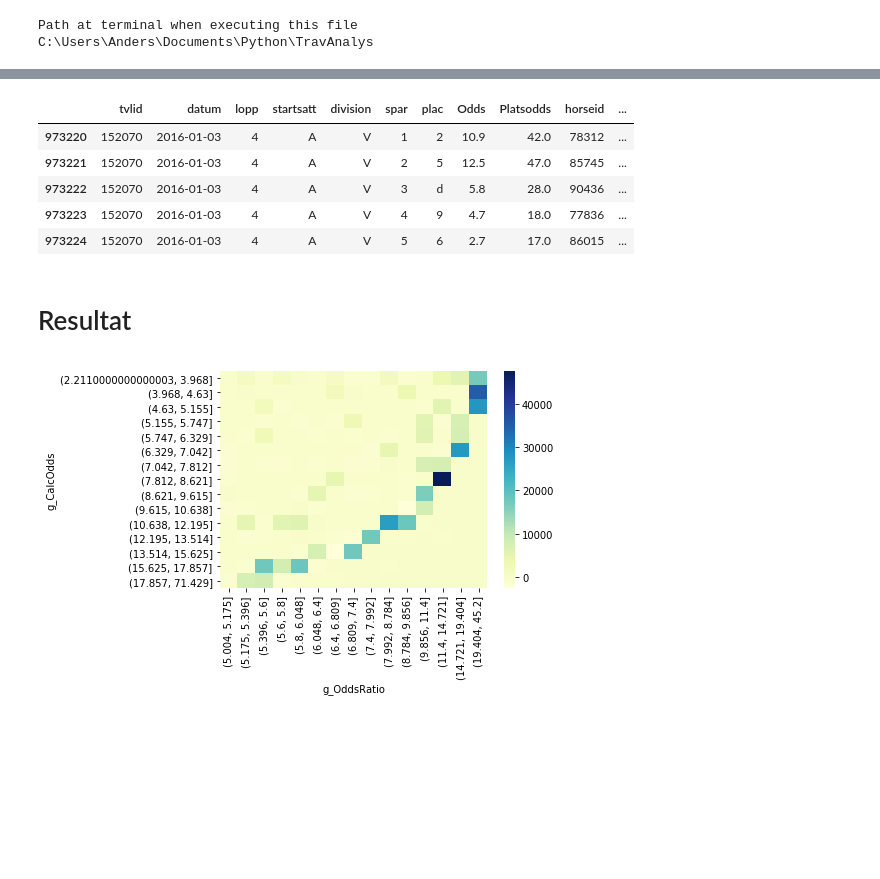
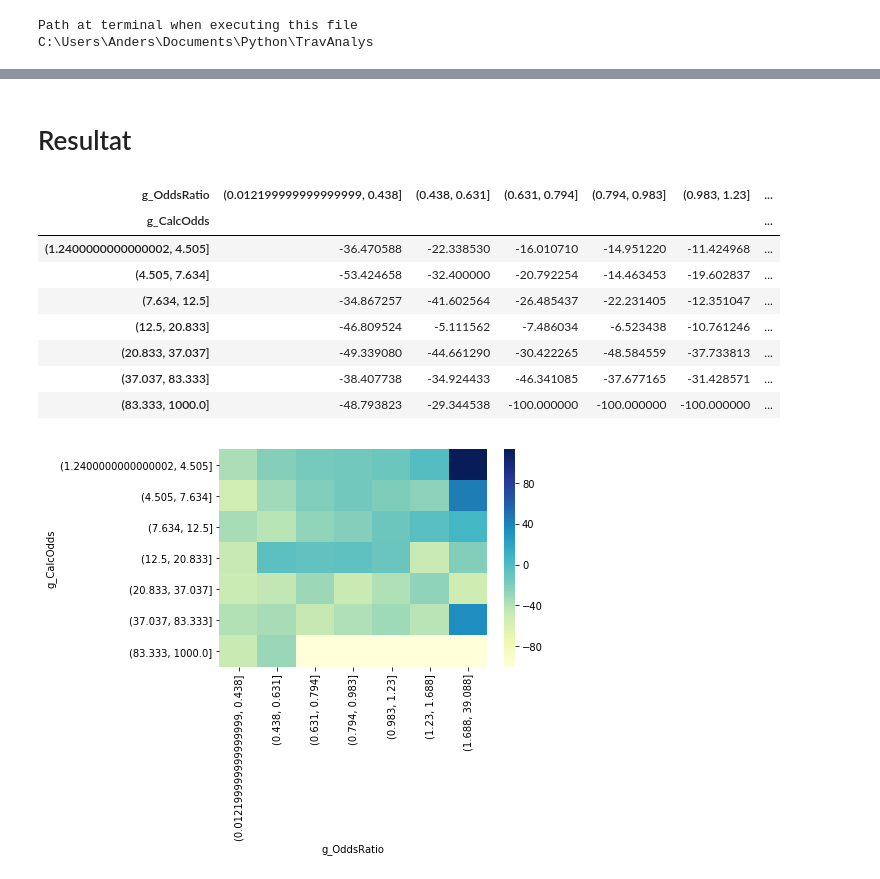
Before and after one commit to AndFCar/TravAnalys, a Jupyter notebook: SpelaVinnare.ipynb, the cells around one changed output, grey strips where cells are left out. Drawn from its saved outputs; the diff is of its cells as text; code cells hidden in the pictures; blank space fills up the shorter version.

```diff
--- a/SpelaVinnare.ipynb
+++ b/SpelaVinnare.ipynb
@@ -307,3 +446,12 @@ IV.head()
+# %%
+# IV.head(200)
+# Tar bort variabler som saknar förklaringsvärde. Behåller all kategorivariabler.
+
+keepvar = list(IV[IV.IV > 0.1]['VAR_NAME'])+catvars
+
+X = X[keepvar]
+X_test = X_test[keepvar]
+X_valid = X_valid[keepvar]
 # %%
 import os
 os.chdir('C:/Users/Anders/Documents/Python/TravAnalys')
@@ -318,7 +475,7 @@ Train: (119962, 70)
 # Modell för sannolikhet för vinst.
 start_time = datetime.now()
 
-RFmodel = RandomForestClassifier(random_state=101, max_features='auto', n_estimators=500)
+RFmodel = RandomForestClassifier(random_state=101, max_features='auto', n_estimators=1000)
 y_prob, y_test_prob, y_valid_prob = fit_and_evaluate(RFmodel, 'RFmodel:', X, y, X_test, y_test, X_valid, y_valid, 0.35)
 
 end_time = datetime.now()
@@ -347,25 +514,18 @@ def addphat(ydata, probdata):
     y_df = pd.DataFrame(ydata)
     y_df.reset_index(inplace=True)
     y_df = pd.concat([y_df, pd.Series(probdata, name='phat')], axis=1)
+    #  Sätter lägsta phat till 0.01
+    y_df['phat'] = y_df.phat.apply(lambda x: 0.01 if x < 0.0001 else x)
     y_df.set_index('index', inplace=True)
     y_df.index.name = None
 
     df_phat = pd.merge(df_selected, y_df, left_index=True, right_index=True)
     df_phat['CalcOdds'] = 1/(df_phat['phat'])
-    df_phat['Odds'] = df_phat['Odds']*0.1
-    df_phat['OddsRatio'] = df_phat['Odds'] / df_phat['CalcOdds']
+    df_phat['odds'] = df_phat['odds']*0.1
+    df_phat['OddsRatio'] = df_phat['odds'] / df_phat['CalcOdds']
 
     return y_df, df_phat
 
 y_train_df, df_train_phat = addphat(y, y_prob)
 y_test_df, df_test_phat = addphat(y_test, y_test_prob)
-y_valid_df, df_vaild_phat = addphat(y_valid, y_valid_prob)
+y_valid_df, df_valid_phat = addphat(y_valid, y_valid_prob)
-# %%
-df_train_phat.head()
-# %% [output]
-|  | tvlid | datum | lopp | startsatt | division | spar | plac | Odds | Platsodds | horseid | ... |
-| 973220 | 152070 | 2016-01-03 | 4 | A | V | 1 | 2 | 10.9 | 42.0 | 78312 | ... |
-| 973221 | 152070 | 2016-01-03 | 4 | A | V | 2 | 5 | 12.5 | 47.0 | 85745 | ... |
-| 973222 | 152070 | 2016-01-03 | 4 | A | V | 3 | d | 5.8 | 28.0 | 90436 | ... |
-| 973223 | 152070 | 2016-01-03 | 4 | A | V | 4 | 9 | 4.7 | 18.0 | 77836 | ... |
-| 973224 | 152070 | 2016-01-03 | 4 | A | V | 5 | 6 | 2.7 | 17.0 | 86015 | ... |
@@ -372,31 +540,61 @@ df_train_phat.head()
 # %% [markdown]
 # Resultat
 # %%
-df = df_test_phat[['CalcOdds','Odds','OddsRatio','VinnareFlg','Spel','lopp','startsatt','division']]
+df = df_valid_phat[['CalcOdds','odds','OddsRatio','VinnareFlg','Spel','lopp','startsatt','division','datum',
+                    'spar','bana','tvlid','namn']]
+
+df = df[df.odds>1]
+df.odds = df.odds.apply(lambda x: 100 if x > 100 else x)
 
 def res(row):
     if row['VinnareFlg'] == 1:
-        return (row['Odds'] * 100) - 100
+        return (row['odds'] * 100) - 100
     else:
         return -100
 
+def resflg(row):
+    if row['Result'] > 100:
+        return 1
+    else:
+        return 0
+
 df['Result'] = df.apply(res, axis = 1)
+df['ResultFlg'] = df.apply(resflg, axis = 1)
+
 df.reset_index()
 
-# df = df[~np.isnan(df)]
-# df = df[~np.isinf(df)]
+# # df = df[~np.isnan(df)]
+# # df = df[~np.isinf(df)]
 
-df = df[df.OddsRatio > 5]
-# df = df[df.Odds < 100]
+# df = df[df.OddsRatio > 3]
+# df = df[df.CalcOdds <3]
+# df = df[df.odds > 1]
 
 # bins1 = np.linspace(df.CalcOdds.min(), df.CalcOdds.max(), 30)
 # bins2 = np.linspace(df.OddsRatio.min(), df.OddsRatio.max(), 30)
 # df['g_CalcOdds'] = pd.cut(df['CalcOdds'].values, bins1)
 # df['g_OddsRatio'] = pd.cut(df['OddsRatio'].values, bins2)
 
-df['g_CalcOdds'] = pd.qcut(df['CalcOdds'], 15)
-df['g_OddsRatio'] = pd.qcut(df['OddsRatio'], 15)
-tab = df.groupby(['g_CalcOdds', 'g_OddsRatio']).Result.sum().unstack(fill_value=0)
+df['g_CalcOdds'] = pd.qcut(df['CalcOdds'], 7)
+df['g_OddsRatio'] = pd.qcut(df['OddsRatio'], 7)
+# df['g_Odds'] = pd.qcut(df['odds'], 7)
+
+# tab = df.groupby(['g_CalcOdds', 'g_OddsRatio']).Result.sum().unstack(fill_value=0)
+tab = df.groupby(['g_CalcOdds', 'g_OddsRatio']).Result.mean().unstack(fill_value=0)
+
 ax = sns.heatmap(tab, cmap="YlGnBu")
+
+tab
+
+# df = df.sort_values(by = 'odds', ascending=False)
 # %% [output]
+| g_OddsRatio | (0.012199999999999999, 0.438] | (0.438, 0.631] | (0.631, 0.794] | (0.794, 0.983] | (0.983, 1.23] | ... |
+| g_CalcOdds |  |  |  |  |  | ... |
+| (1.2400000000000002, 4.505] | -36.470588 | -22.338530 | -16.010710 | -14.951220 | -11.424968 | ... |
+| (4.505, 7.634] | -53.424658 | -32.400000 | -20.792254 | -14.463453 | -19.602837 | ... |
+| (7.634, 12.5] | -34.867257 | -41.602564 | -26.485437 | -22.231405 | -12.351047 | ... |
+| (12.5, 20.833] | -46.809524 | -5.111562 | -7.486034 | -6.523438 | -10.761246 | ... |
+| (20.833, 37.037] | -49.339080 | -44.661290 | -30.422265 | -48.584559 | -37.733813 | ... |
+| (37.037, 83.333] | -38.407738 | -34.924433 | -46.341085 | -37.677165 | -31.428571 | ... |
+| (83.333, 1000.0] | -48.793823 | -29.344538 | -100.000000 | -100.000000 | -100.000000 | ... |
-[figure, old version]
+[figure, new version]
```
Also changed, not shown: parts of 46 cells of this notebook.
